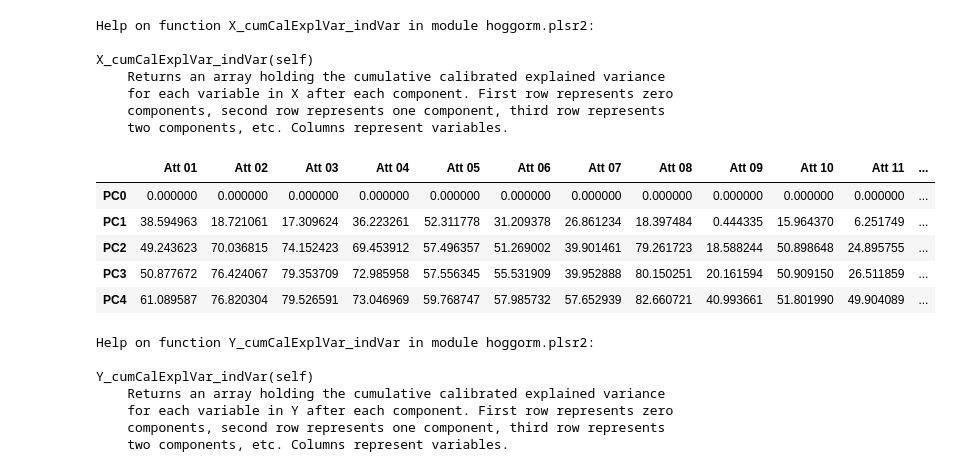
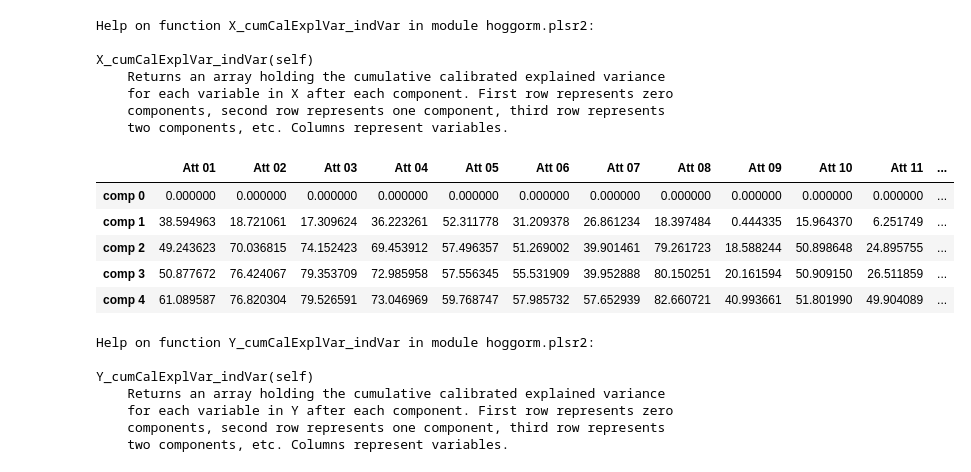
Before and after one commit to olivertomic/hoggorm, a Jupyter notebook: examples/PLSR/PLSR_on_sensory_and_fluorescence_data.ipynb, the cells around one changed output. Drawn from its saved outputs; the diff is of its cells as text; code cells hidden in the pictures.

```diff
--- a/examples/PLSR/PLSR_on_sensory_and_fluorescence_data.ipynb
+++ b/examples/PLSR/PLSR_on_sensory_and_fluorescence_data.ipynb
@@ -469,19 +469,19 @@ X_cumCalExplVar_indVar(self)
 # %%
 # Get cumulative calibrated explained variance for each variable in Y
 Y_cumCalExplVar_ind = model.Y_cumCalExplVar_indVar()
 
 # Get cumulative calibrated explained variance for each variable in Y and store in pandas dataframe with row and column names
 Y_cumCalExplVar_ind_df = pd.DataFrame(model.Y_cumCalExplVar_indVar())
 Y_cumCalExplVar_ind_df.columns = Y_varNames
-Y_cumCalExplVar_ind_df.index = ['PC{0}'.format(x) for x in range(model.Y_loadings().shape[1] + 1)]
+Y_cumCalExplVar_ind_df.index = ['comp {0}'.format(x) for x in range(model.Y_loadings().shape[1] + 1)]
 Y_cumCalExplVar_ind_df
 # %% [output]
 |  | Att 01 | Att 02 | Att 03 | Att 04 | Att 05 | Att 06 | Att 07 | Att 08 | Att 09 | Att 10 | Att 11 | ... |
-| PC0 | 0.000000 | 0.000000 | 0.000000 | 0.000000 | 0.000000 | 0.000000 | 0.000000 | 0.000000 | 0.000000 | 0.000000 | 0.000000 | ... |
-| PC1 | 38.594963 | 18.721061 | 17.309624 | 36.223261 | 52.311778 | 31.209378 | 26.861234 | 18.397484 | 0.444335 | 15.964370 | 6.251749 | ... |
-| PC2 | 49.243623 | 70.036815 | 74.152423 | 69.453912 | 57.496357 | 51.269002 | 39.901461 | 79.261723 | 18.588244 | 50.898648 | 24.895755 | ... |
-| PC3 | 50.877672 | 76.424067 | 79.353709 | 72.985958 | 57.556345 | 55.531909 | 39.952888 | 80.150251 | 20.161594 | 50.909150 | 26.511859 | ... |
-| PC4 | 61.089587 | 76.820304 | 79.526591 | 73.046969 | 59.768747 | 57.985732 | 57.652939 | 82.660721 | 40.993661 | 51.801990 | 49.904089 | ... |
+| comp 0 | 0.000000 | 0.000000 | 0.000000 | 0.000000 | 0.000000 | 0.000000 | 0.000000 | 0.000000 | 0.000000 | 0.000000 | 0.000000 | ... |
+| comp 1 | 38.594963 | 18.721061 | 17.309624 | 36.223261 | 52.311778 | 31.209378 | 26.861234 | 18.397484 | 0.444335 | 15.964370 | 6.251749 | ... |
+| comp 2 | 49.243623 | 70.036815 | 74.152423 | 69.453912 | 57.496357 | 51.269002 | 39.901461 | 79.261723 | 18.588244 | 50.898648 | 24.895755 | ... |
+| comp 3 | 50.877672 | 76.424067 | 79.353709 | 72.985958 | 57.556345 | 55.531909 | 39.952888 | 80.150251 | 20.161594 | 50.909150 | 26.511859 | ... |
+| comp 4 | 61.089587 | 76.820304 | 79.526591 | 73.046969 | 59.768747 | 57.985732 | 57.652939 | 82.660721 | 40.993661 | 51.801990 | 49.904089 | ... |
 # %%
 help(ho.nipalsPLS2.Y_cumCalExplVar_indVar)
 # %% [output]
```
Also changed, not shown: parts of 25 cells of this notebook, 5 other files.
